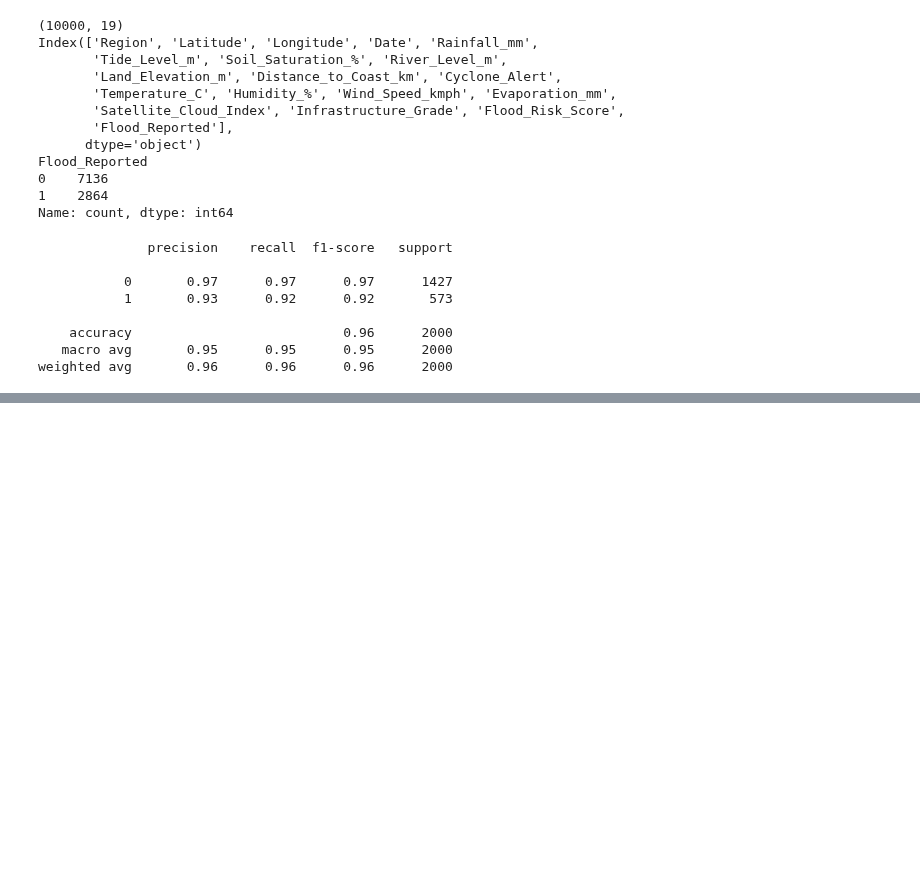
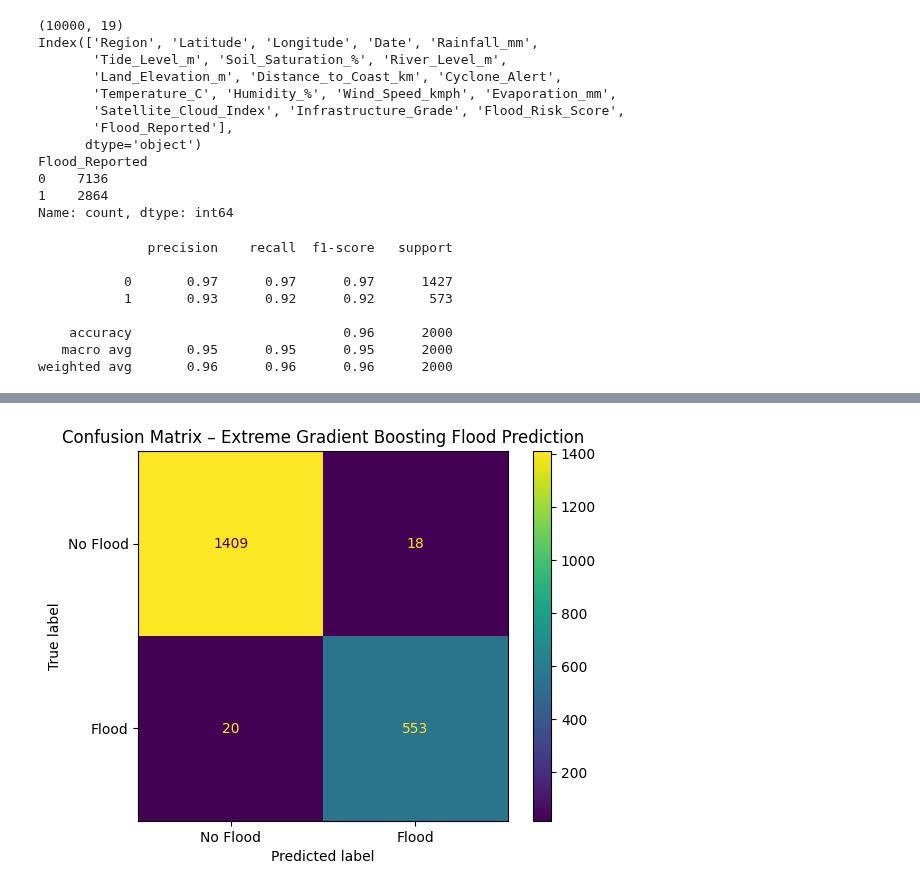
Before and after one commit to Shelly10-10/flood_prediction, a Jupyter notebook: disaster.ipynb, the cells around one changed output, grey strips where cells are left out. Cells and saved outputs as stored; diff of their text form; code cells hidden in the pictures; blank space fills up the shorter version.

```diff
--- a/disaster.ipynb
+++ b/disaster.ipynb
@@ -132,0 +148,15 @@ shap.summary_plot(
+# %%
+#XGBOOST
+from xgboost import XGBClassifier
+
+xgb_model = XGBClassifier(
+    n_estimators=300,
+    max_depth=6,
+    learning_rate=0.05,
+    subsample=0.8,
+    colsample_bytree=0.8,
+    eval_metric='logloss',
+    random_state=42
+)
+
+xgb_model.fit(X_train_imp, y_train)
@@ -132,0 +190,21 @@ shap.summary_plot(
+# %%
+import matplotlib.pyplot as plt
+from sklearn.metrics import confusion_matrix, ConfusionMatrixDisplay
+
+# Predict on test data
+y_pred = xgb_model.predict(X_test)
+
+# Compute confusion matrix
+cm = confusion_matrix(y_test, y_pred)
+
+# Plot confusion matrix
+disp = ConfusionMatrixDisplay(
+    confusion_matrix=cm,
+    display_labels=["No Flood", "Flood"]
+)
+
+disp.plot()
+plt.title("Confusion Matrix – Extreme Gradient Boosting Flood Prediction")
+plt.show()
+# %% [output]
+[figure, added]
```
Also changed, not shown: parts of 8 cells of this notebook.
